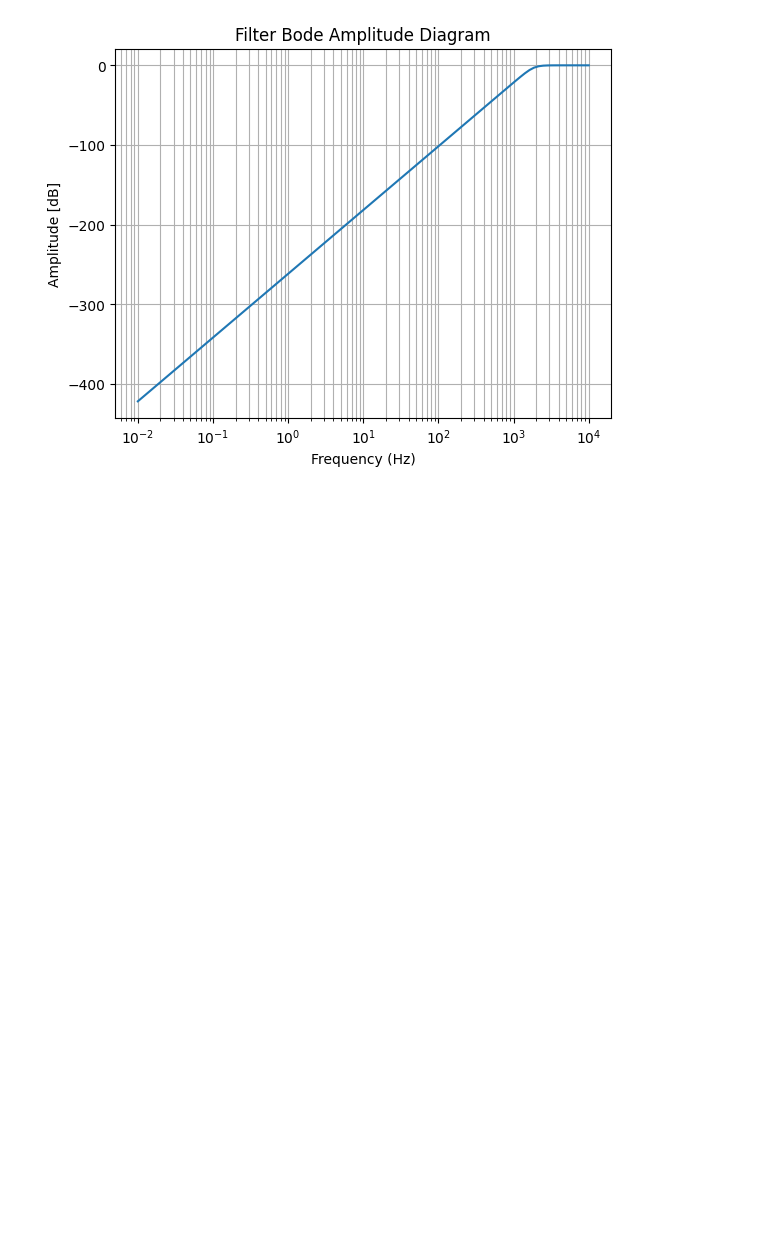
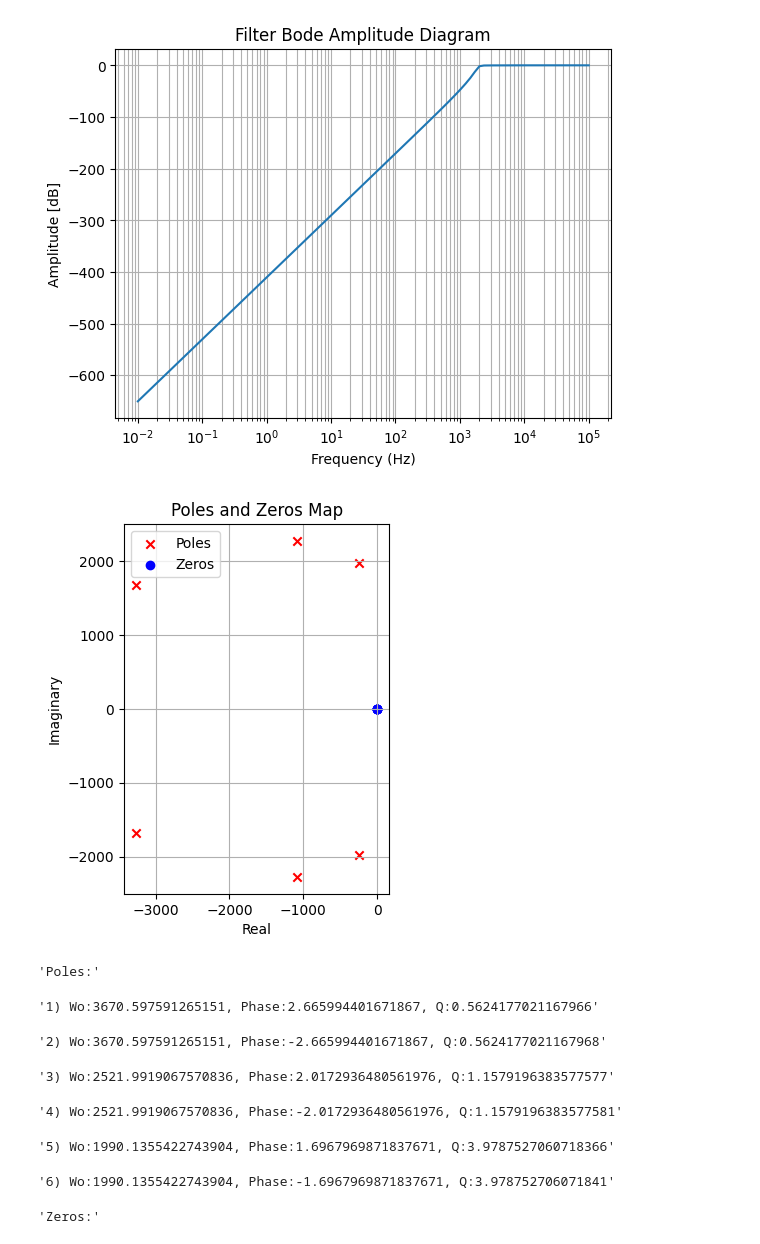
Before and after one commit to Torino1564/Filter-Wizard, a Jupyter notebook: HighPass.ipynb, the cells around one changed output. Cells and saved outputs as stored; diff of their text form; code cells hidden in the pictures; blank space fills up the shorter version.

```diff
--- a/HighPass.ipynb
+++ b/HighPass.ipynb
@@ -1,15 +1,25 @@
 # %%
 import utils as utl
 import hp_template as hp
 
 Gp = 0.8
-Ga = 0.1
+Ga = 0.01
 wp = 2000
 wa = 1000
 
 hp_template = hp.HPTemplate(Gp, Ga, wp, wa)
-hp_template.set_approximation_function(hp.tmp.ApproximationFunction.Butter)
+hp_template.set_approximation_function(hp.tmp.ApproximationFunction.OL)
 hp_template.generate_final_tf()
 utl.print_bode(hp_template.final_function)
+utl.print_pzm(hp_template.final_function)
 # %% [output]
-[figure, old version]
+[figure, new version]
+[figure, added]
+'Poles:'
+'1) Wo:3670.597591265151, Phase:2.665994401671867, Q:0.5624177021167966'
+'2) Wo:3670.597591265151, Phase:-2.665994401671867, Q:0.5624177021167968'
+'3) Wo:2521.9919067570836, Phase:2.0172936480561976, Q:1.1579196383577577'
+'4) Wo:2521.9919067570836, Phase:-2.0172936480561976, Q:1.1579196383577581'
+'5) Wo:1990.1355422743904, Phase:1.6967969871837671, Q:3.9787527060718366'
+'6) Wo:1990.1355422743904, Phase:-1.6967969871837671, Q:3.978752706071841'
+'Zeros:'
```
Also changed, not shown: parts of 1 cell of this notebook, 5 other files.
